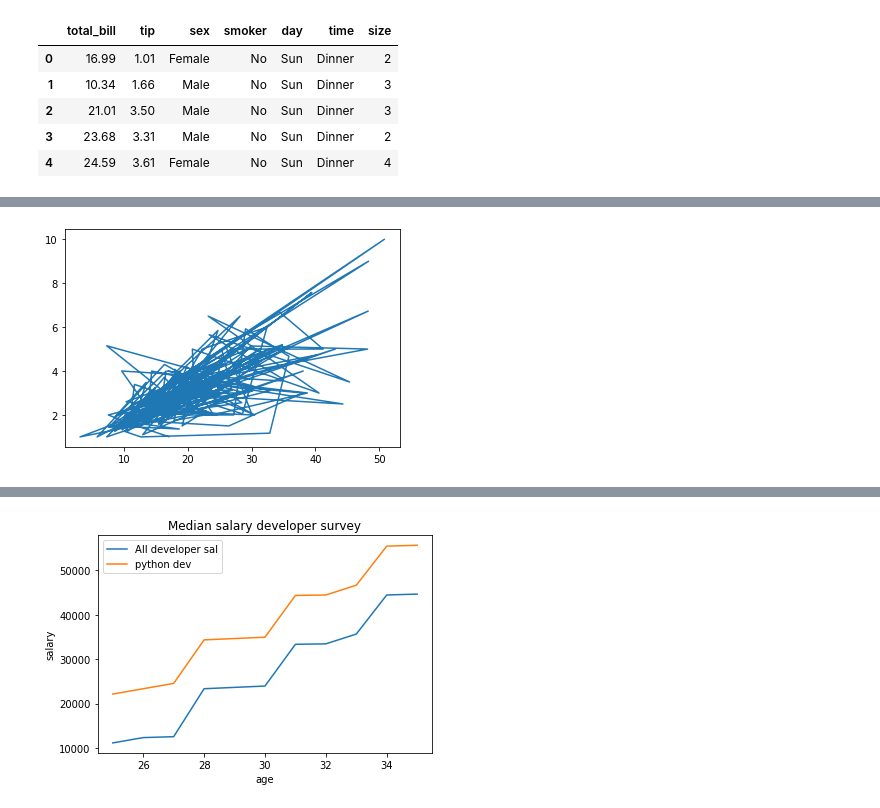
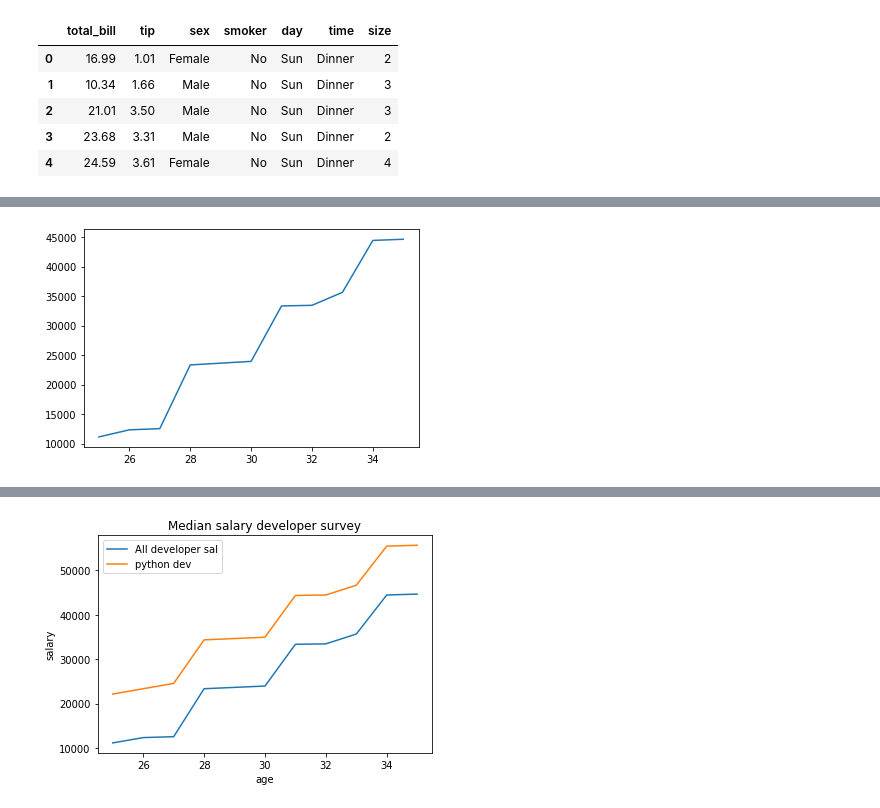
Before and after one commit to DONTSAYCANT/EDA_modules, a Jupyter notebook: Matplotlib.ipynb, the cells around one changed output, grey strips where cells are left out. Saved outputs shown, nothing was run; the diff lists cells and outputs as text; code cells hidden in the pictures.

Commit message:
visualisation modules

```diff
--- a/Matplotlib.ipynb
+++ b/Matplotlib.ipynb
@@ -16,8 +23,10 @@ tips.head()
 # %%
-x = [25,26,27,28,29,30,31,32,33,34,35]
-y = [11125, 12326,12527,23328,23629,23930,33331,33432,35633,44434,44635]
+#plot and show
 
-plt.plot(tips["total_bill"], tips["tip"])
+age = [25,26,27,28,29,30,31,32,33,34,35]
+sal_all = [11125, 12326,12527,23328,23629,23930,33331,33432,35633,44434,44635]
+
+plt.plot(age, sal_all)
 plt.show()
 # %% [output]
-[figure, old version]
+[figure, new version]
```
Also changed, not shown: parts of 12 cells of this notebook, 2 other files.
